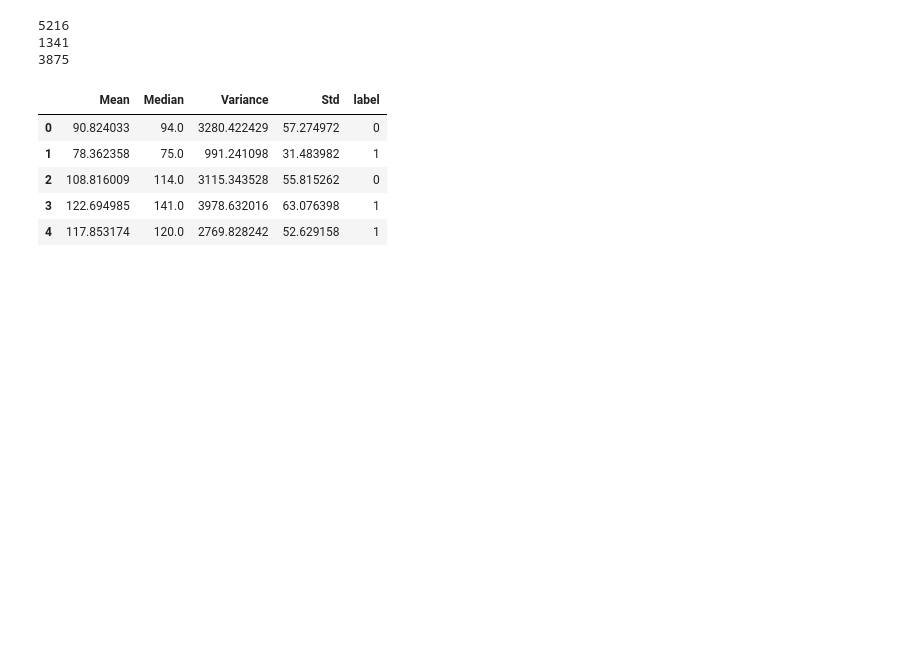
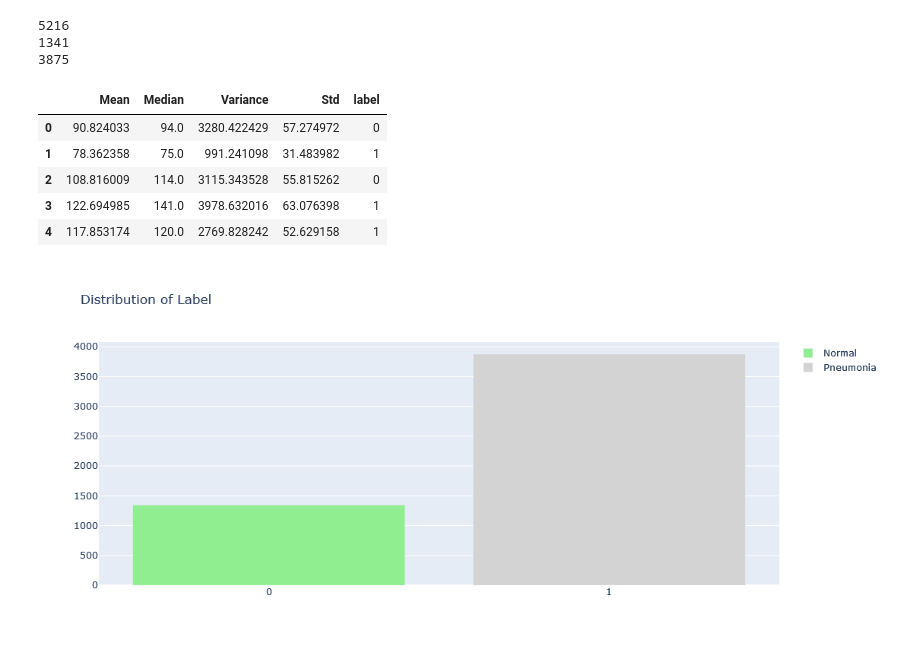
Before and after one commit to arfan64shah/Pneumonia_Detection, a Jupyter notebook: Pneumonia_Detection.ipynb, the cells around one changed output. Saved outputs shown, nothing was run; the diff lists cells and outputs as text; code cells hidden in the pictures; blank space fills up the shorter version.

Commit message:
Added EDA for explore distribution of data

```diff
--- a/Pneumonia_Detection.ipynb
+++ b/Pneumonia_Detection.ipynb
@@ -282,3 +282,18 @@ dataset.head()
 | 2 | 108.816009 | 114.0 | 3115.343528 | 55.815262 | 0 |
 | 3 | 122.694985 | 141.0 | 3978.632016 | 63.076398 | 1 |
 | 4 | 117.853174 | 120.0 | 2769.828242 | 52.629158 | 1 |
+# %%
+# now lets find out distribution of 0s and 1s
+fig = go.Figure()
+
+zeros = dataset['label'].value_counts()[0]
+ones = dataset['label'].value_counts()[1]
+
+fig.add_trace(go.Bar(x = ['0'], y = [zeros], name = 'Normal', marker = dict(color = 'lightgreen')))
+fig.add_trace(go.Bar(x = ['1'], y = [ones], name = 'Pneumonia', marker = dict(color = 'lightgray')))
+
+fig.update_layout(title = 'Distribution of Label', height = 500, width = 600)
+
+fig.show()
+# %% [output]
+[figure, added]
```
Also changed, not shown: parts of 7 cells of this notebook.
